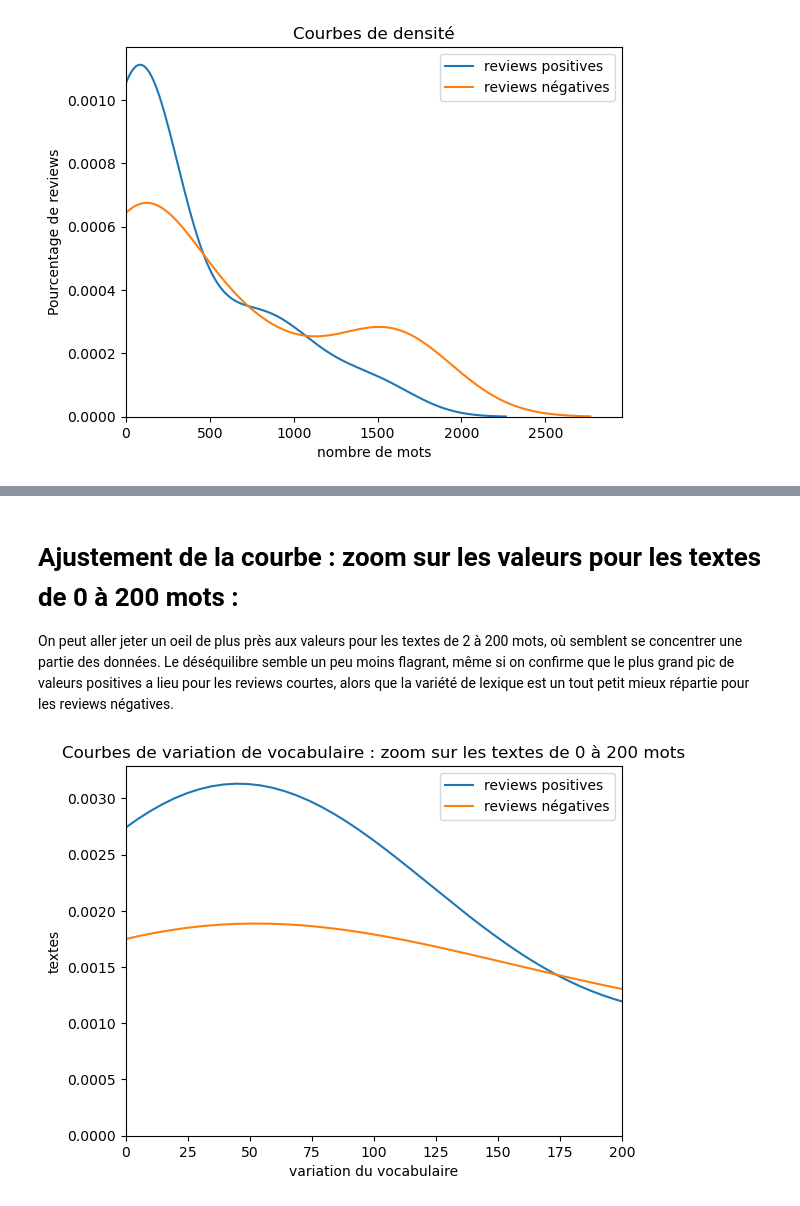
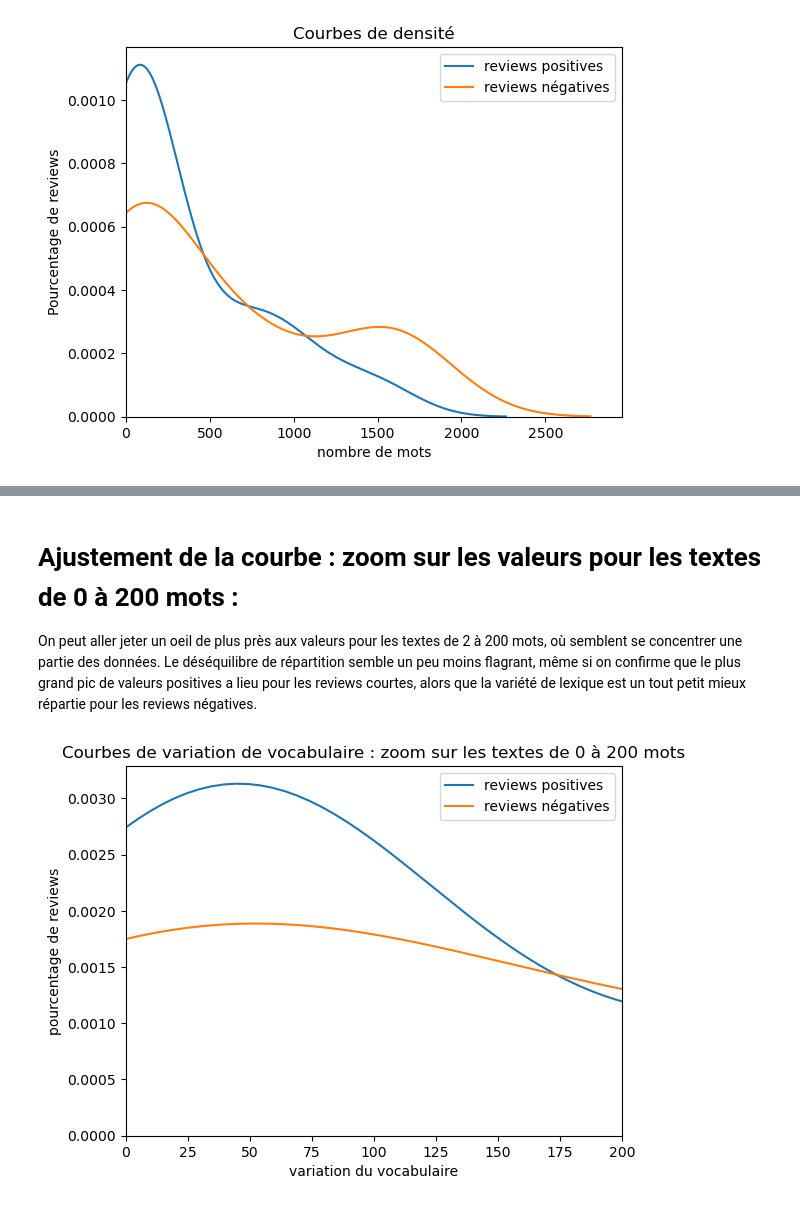
Before and after one commit to PDegez/outil_corpus, a Jupyter notebook: scripts/visualization.ipynb, the cells around one changed output, grey strips where cells are left out. Drawn from its saved outputs; the diff is of its cells as text; code cells hidden in the pictures.

```diff
--- a/scripts/visualization.ipynb
+++ b/scripts/visualization.ipynb
@@ -134,15 +180,15 @@ plt.show()
 # %% [markdown]
 # Ajustement de la courbe : zoom sur les valeurs pour les textes de 0 à 200 mots :
 
-On peut aller jeter un oeil de plus près aux valeurs pour les textes de 2 à 200 mots, où semblent se concentrer une partie des données. Le déséquilibre semble un peu moins flagrant, même si on confirme que le plus grand pic de valeurs positives a lieu pour les reviews courtes, alors que la variété de lexique est un tout petit mieux répartie pour les reviews négatives.
+On peut aller jeter un oeil de plus près aux valeurs pour les textes de 2 à 200 mots, où semblent se concentrer une partie des données. Le déséquilibre de répartition semble un peu moins flagrant, même si on confirme que le plus grand pic de valeurs positives a lieu pour les reviews courtes, alors que la variété de lexique est un tout petit mieux répartie pour les reviews négatives.
 # %%
 sns.kdeplot(sorted(voc_pos), label="reviews positives")
 sns.kdeplot(sorted(voc_neg), label="reviews négatives")
 plt.title('Courbes de variation de vocabulaire : zoom sur les textes de 0 à 200 mots')
 plt.xlabel('variation du vocabulaire')
-plt.ylabel('textes')
+plt.ylabel('pourcentage de reviews')
 plt.legend()
 plt.xlim(left=0, right=200)
 plt.show()
 # %% [output]
-[figure, old version]
+[figure, new version]
```
Also changed, not shown: parts of 12 cells of this notebook, 3 other files.
